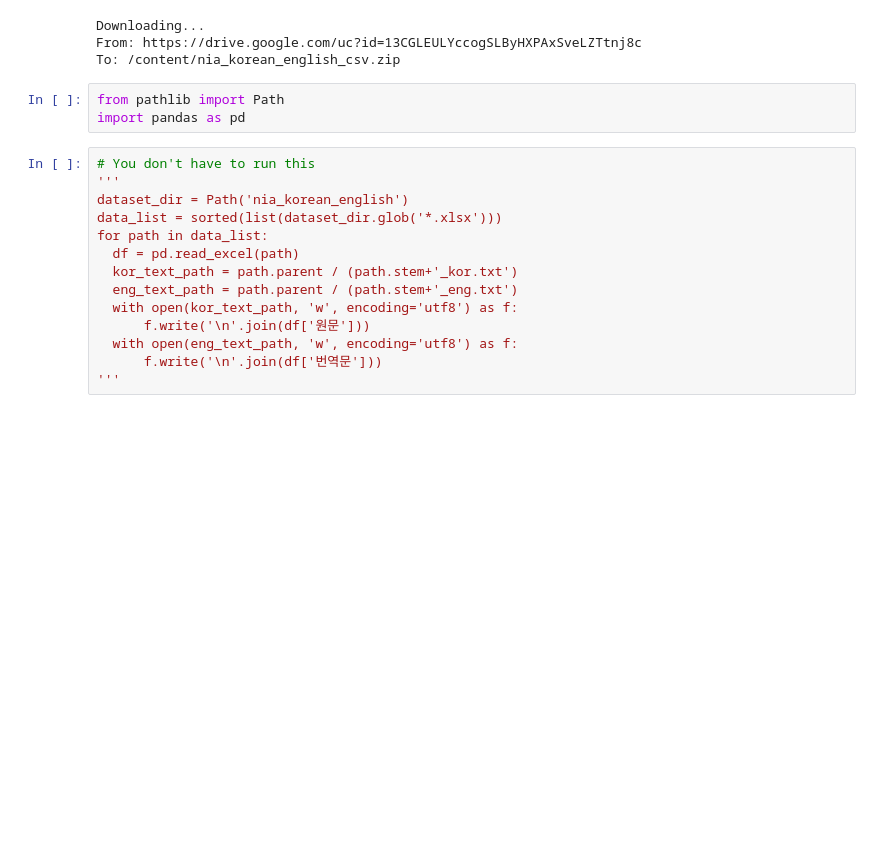
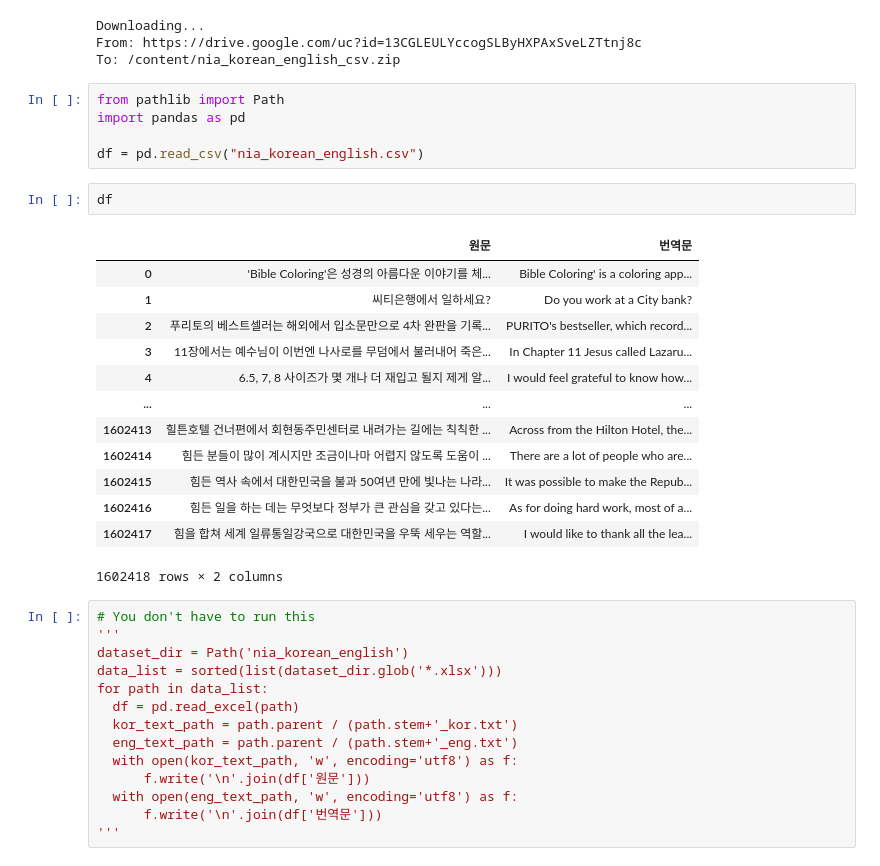
Before and after one commit to jdasam/aat3020-2023, a Jupyter notebook: notebooks/4_Machine_translation.ipynb, the cells around one changed output. Drawn from its saved outputs; the diff is of its cells as text; blank space fills up the shorter version.

```diff
--- a/notebooks/4_Machine_translation.ipynb
+++ b/notebooks/4_Machine_translation.ipynb
@@ -46,6 +46,24 @@ To: /content/nia_korean_english_csv.zip
 # %%
 from pathlib import Path
 import pandas as pd
+
+df = pd.read_csv("nia_korean_english.csv")
+# %%
+df
+# %% [output]
+|  | 원문 | 번역문 |
+| 0 | 'Bible Coloring'은 성경의 아름다운 이야기를 체... | Bible Coloring' is a coloring app... |
+| 1 | 씨티은행에서 일하세요? | Do you work at a City bank? |
+| 2 | 푸리토의 베스트셀러는 해외에서 입소문만으로 4차 완판을 기록... | PURITO's bestseller, which record... |
+| 3 | 11장에서는 예수님이 이번엔 나사로를 무덤에서 불러내어 죽은... | In Chapter 11 Jesus called Lazaru... |
+| 4 | 6.5, 7, 8 사이즈가 몇 개나 더 재입고 될지 제게 알... | I would feel grateful to know how... |
+| ... | ... | ... |
+| 1602413 | 힐튼호텔 건너편에서 회현동주민센터로 내려가는 길에는 칙칙한 ... | Across from the Hilton Hotel, the... |
+| 1602414 | 힘든 분들이 많이 계시지만 조금이나마 어렵지 않도록 도움이 ... | There are a lot of people who are... |
+| 1602415 | 힘든 역사 속에서 대한민국을 불과 50여년 만에 빛나는 나라... | It was possible to make the Repub... |
+| 1602416 | 힘든 일을 하는 데는 무엇보다 정부가 큰 관심을 갖고 있다는... | As for doing hard work, most of a... |
+| 1602417 | 힘을 합쳐 세계 일류통일강국으로 대한민국을 우뚝 세우는 역할... | I would like to thank all the lea... |
+1602418 rows × 2 columns
 # %%
 # You don't have to run this
 '''
```
Also changed, not shown: parts of 11 cells of this notebook.
